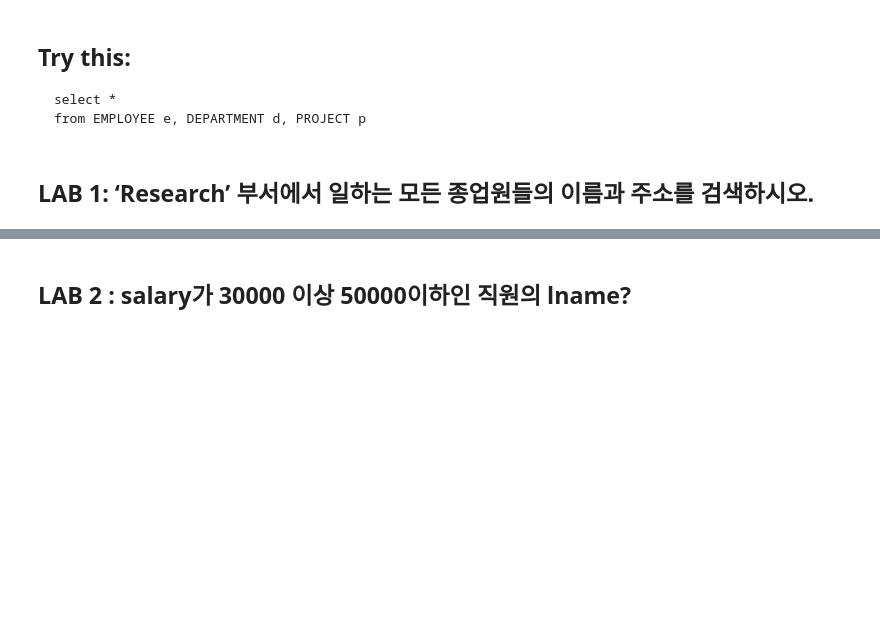
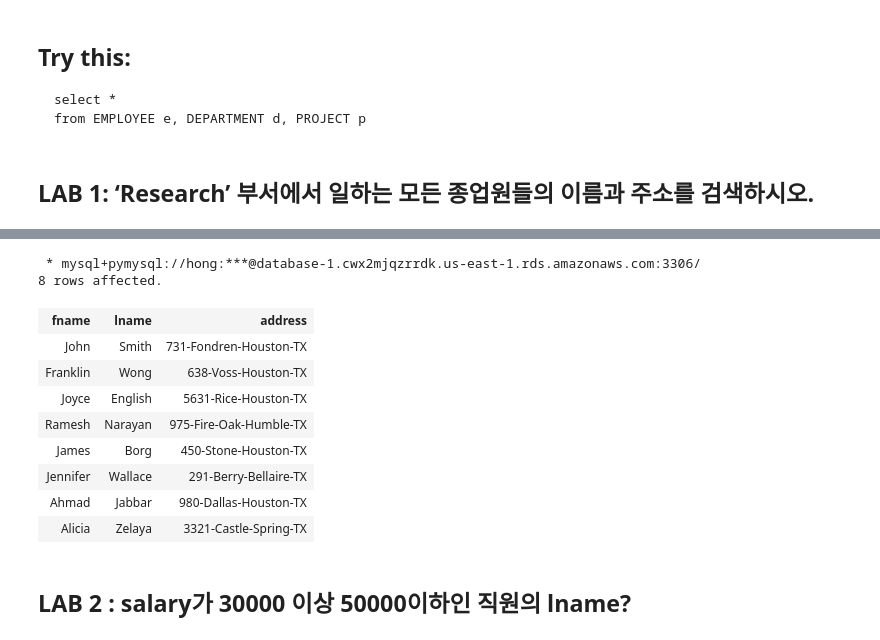
Before and after one commit to icehongsi/2020_Fall, a Jupyter notebook: ch5_6_SQL_Labs_aws_student_ipynb의_사본.ipynb, the cells around one changed output, grey strips where cells are left out. Saved outputs shown, nothing was run; the diff lists cells and outputs as text; code cells hidden in the pictures; blank space fills up the shorter version.

```diff
--- a/ch5_6_SQL_Labs_aws_student_ipynb의_사본.ipynb
+++ b/ch5_6_SQL_Labs_aws_student_ipynb의_사본.ipynb
@@ -509,2 +456,18 @@ from EMPLOYEE e, DEPARTMENT d, PROJECT p
+# %%
+%%sql
+
+select fname, lname, address from EMPLOYEE
+# %% [output]
+ * mysql+pymysql://hong:***@database-1.cwx2mjqzrrdk.us-east-1.rds.amazonaws.com:3306/
+8 rows affected.
+| fname | lname | address |
+| John | Smith | 731-Fondren-Houston-TX |
+| Franklin | Wong | 638-Voss-Houston-TX |
+| Joyce | English | 5631-Rice-Houston-TX |
+| Ramesh | Narayan | 975-Fire-Oak-Humble-TX |
+| James | Borg | 450-Stone-Houston-TX |
+| Jennifer | Wallace | 291-Berry-Bellaire-TX |
+| Ahmad | Jabbar | 980-Dallas-Houston-TX |
+| Alicia | Zelaya | 3321-Castle-Spring-TX |
 # %% [markdown]
 ## LAB 2 :  salary가 30000 이상 50000이하인 직원의 lname?
```
Also changed, not shown: parts of 26 cells of this notebook, 1 other file.
